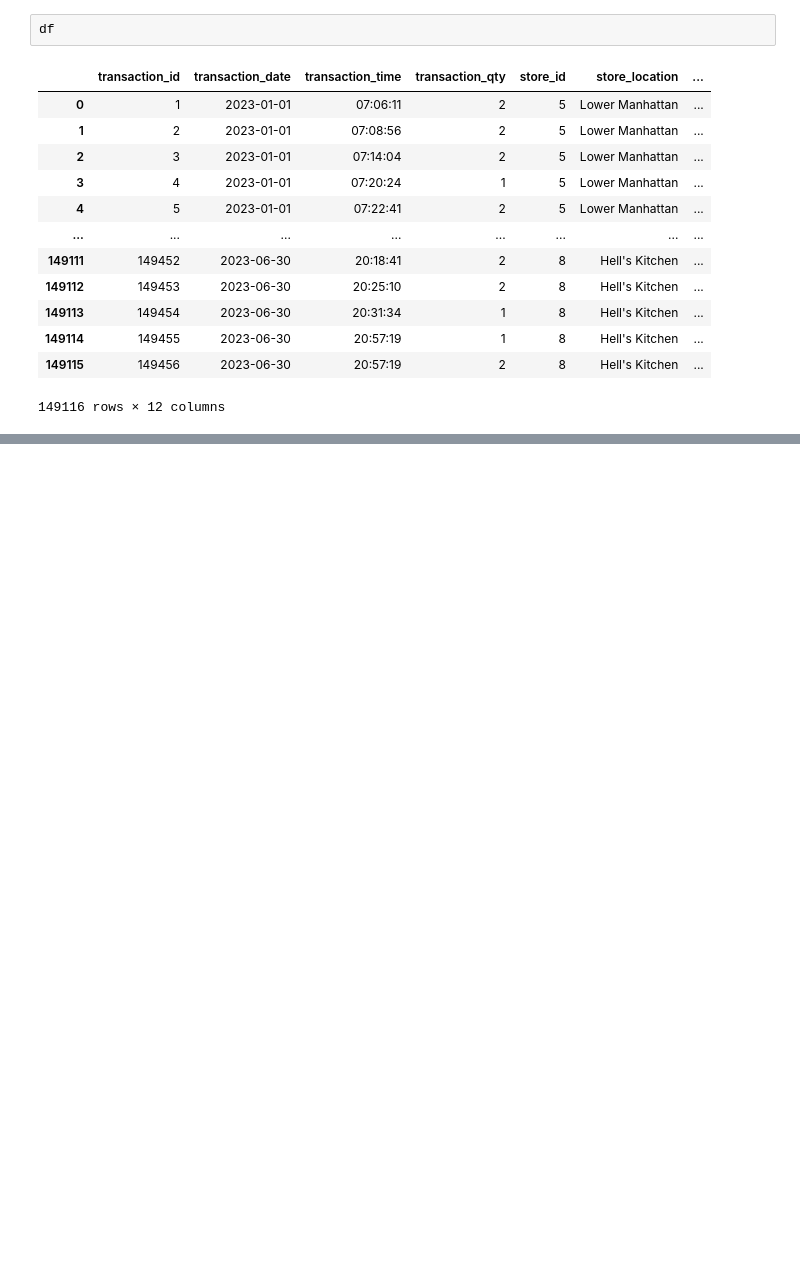
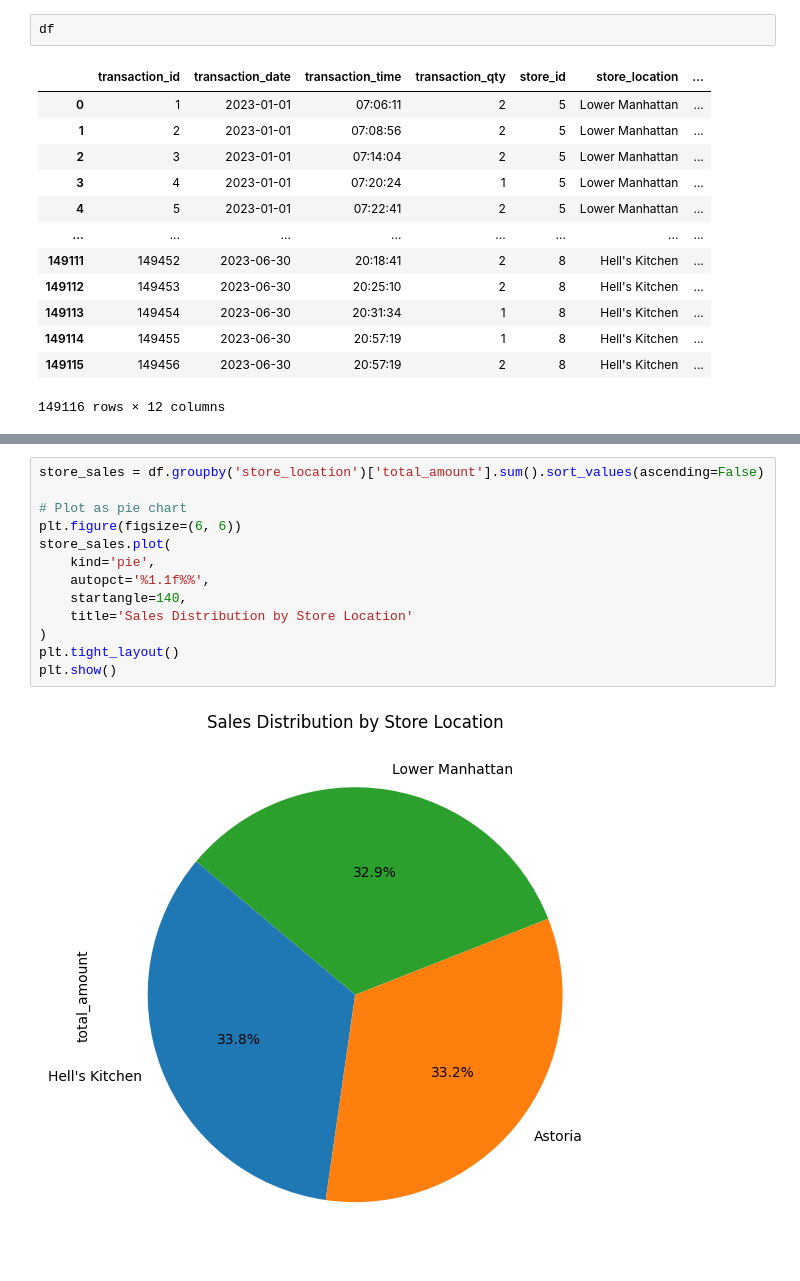
Before and after one commit to ninoekersalina/coffee_shop_sales, a Jupyter notebook: coffee_sales.ipynb, the cells around one changed output, grey strips where cells are left out. Drawn from its saved outputs; the diff is of its cells as text; blank space fills up the shorter version.

```diff
--- a/coffee_sales.ipynb
+++ b/coffee_sales.ipynb
@@ -103,0 +144,15 @@ plt.show()
+# %%
+store_sales = df.groupby('store_location')['total_amount'].sum().sort_values(ascending=False)
+
+# Plot as pie chart
+plt.figure(figsize=(6, 6))
+store_sales.plot(
+    kind='pie',
+    autopct='%1.1f%%',
+    startangle=140,
+    title='Sales Distribution by Store Location'
+)
+plt.tight_layout()
+plt.show()
+# %% [output]
+[figure, added]
```
Also changed, not shown: parts of 8 cells of this notebook.
